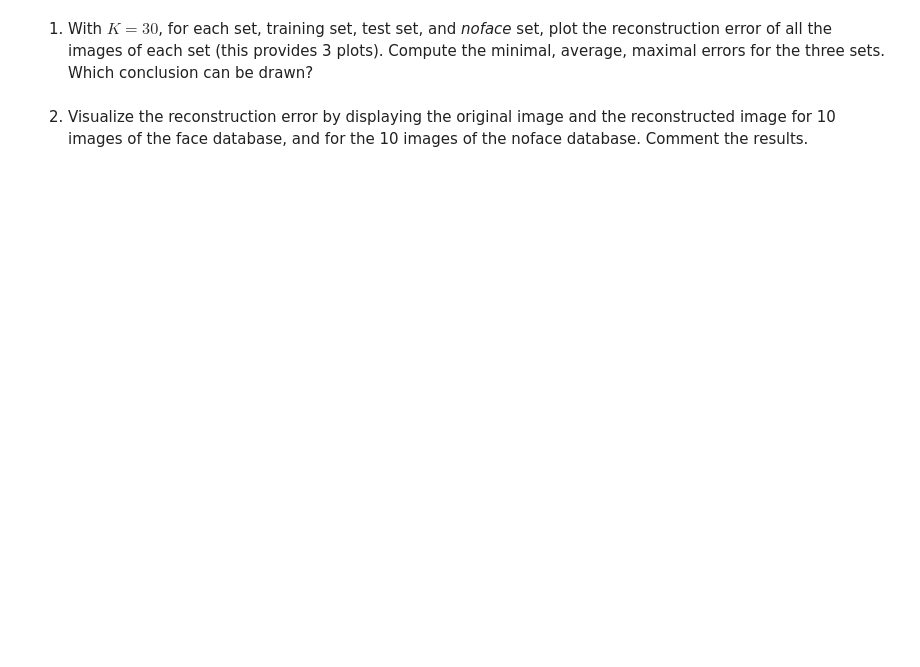
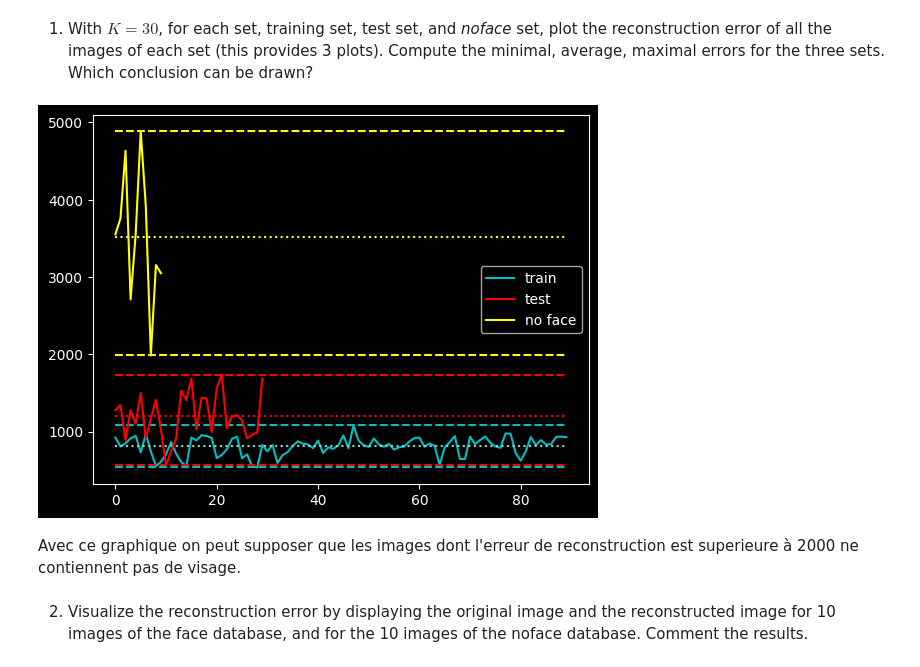
Before and after one commit to HugoRdet/BIMA, a Jupyter notebook: TME9-10/TME9-10.ipynb, the cells around one changed output. Drawn from its saved outputs; the diff is of its cells as text; code cells hidden in the pictures; blank space fills up the shorter version.

```diff
--- a/TME9-10/TME9-10.ipynb
+++ b/TME9-10/TME9-10.ipynb
@@ -473,5 +500,65 @@ Until now, we focused on comparing facial images with each other. But the method
 <center>Figure 8: illustration of possible cases for classifying an image: case 1,2) $Z$ close to subspace: it is a face 3,4) $Z$ far from subspace: it is not a face, 1) $Z$ is an identified face, case 2) $z$ is an unknown face, case 3) risk of identifying $Z$ as a face when it is not.
 # %% [markdown]
 1.  With $K=30$, for each set, training set, test set, and *noface* set, plot the reconstruction error of all the images of each set (this provides 3 plots). Compute the minimal, average, maximal errors for the three sets. Which conclusion can be drawn?
+# %%
+U,S=eigenfaces(X_train)
+
+cpt_error=0
+x1=[]
+y1=[]
+x2=[]
+y2=[]
+x3=[]
+y3=[]
+
+
+
+for k in range(X_train.shape[1]):
+    x1.append(k)
+    y1.append(errorReconstruct(reconstruct(projEigenface(X_train[:,k],meanFaces(X_train),U,30),meanFaces(X_train), U, 30),X_train[:,k]))
+
+cpt_error=0
+for k in range(X_test.shape[1]):
+    x2.append(k)
+    y2.append(errorReconstruct(reconstruct(projEigenface(X_test[:,k],meanFaces(X_train),U,30),meanFaces(X_train), U, 30),X_test[:,k]))
+
+cpt_error=0
+for k in range(X_noface.shape[1]):
+    x3.append(k)
+    y3.append(errorReconstruct(reconstruct(projEigenface(X_noface[:,k],meanFaces(X_train),U,30),meanFaces(X_train), U, 30),X_noface[:,k]))
+
+x1=np.array(x1)
+min1=np.full(x1.shape[0],np.min(y1))
+min2=np.full(x1.shape[0],np.min(y2))
+min3=np.full(x1.shape[0],np.min(y3))
+max1=np.full(x1.shape[0],np.max(y1))
+max2=np.full(x1.shape[0],np.max(y2))
+max3=np.full(x1.shape[0],np.max(y3))
+mean1=np.full(x1.shape[0],np.mean(y1))
+mean2=np.full(x1.shape[0],np.mean(y2))
+mean3=np.full(x1.shape[0],np.mean(y3))
+
+
+plt.plot(x1,y1,'c',label="train")
+plt.plot(x1,min1,'c',linestyle='--')
+plt.plot(x1,max1,'c',linestyle='--')
+plt.plot(x1,mean1,linestyle=':')
+plt.plot(x2,y2,'red',label="test")
+plt.plot(x1,min2,'red',linestyle='--')
+plt.plot(x1,max2,'red',linestyle='--')
+plt.plot(x1,mean2,'red',linestyle=':')
+plt.plot(x3,y3,'yellow',label="no face")
+plt.plot(x1,min3,'yellow',linestyle='--')
+plt.plot(x1,max3,'yellow',linestyle='--')
+plt.plot(x1,mean3,'yellow',linestyle=':')
+plt.legend()
+plt.show()
+
+
+#(reconstruct(projEigenface(X_train[:,5],meanFaces(X_train),U,25),meanFaces(X_train), U, 25))
+# %% [output]
+[figure, added]
+# %% [markdown]
+Avec ce graphique on peut supposer que les images dont l'erreur de reconstruction est superieure à 2000 ne contiennent pas de visage.
 # %% [markdown]
 2. Visualize the reconstruction error by displaying the original image and the reconstructed image for 10 images of the face database, and for the 10 images of the noface database. Comment the results.
```
Also changed, not shown: parts of 13 cells of this notebook.
